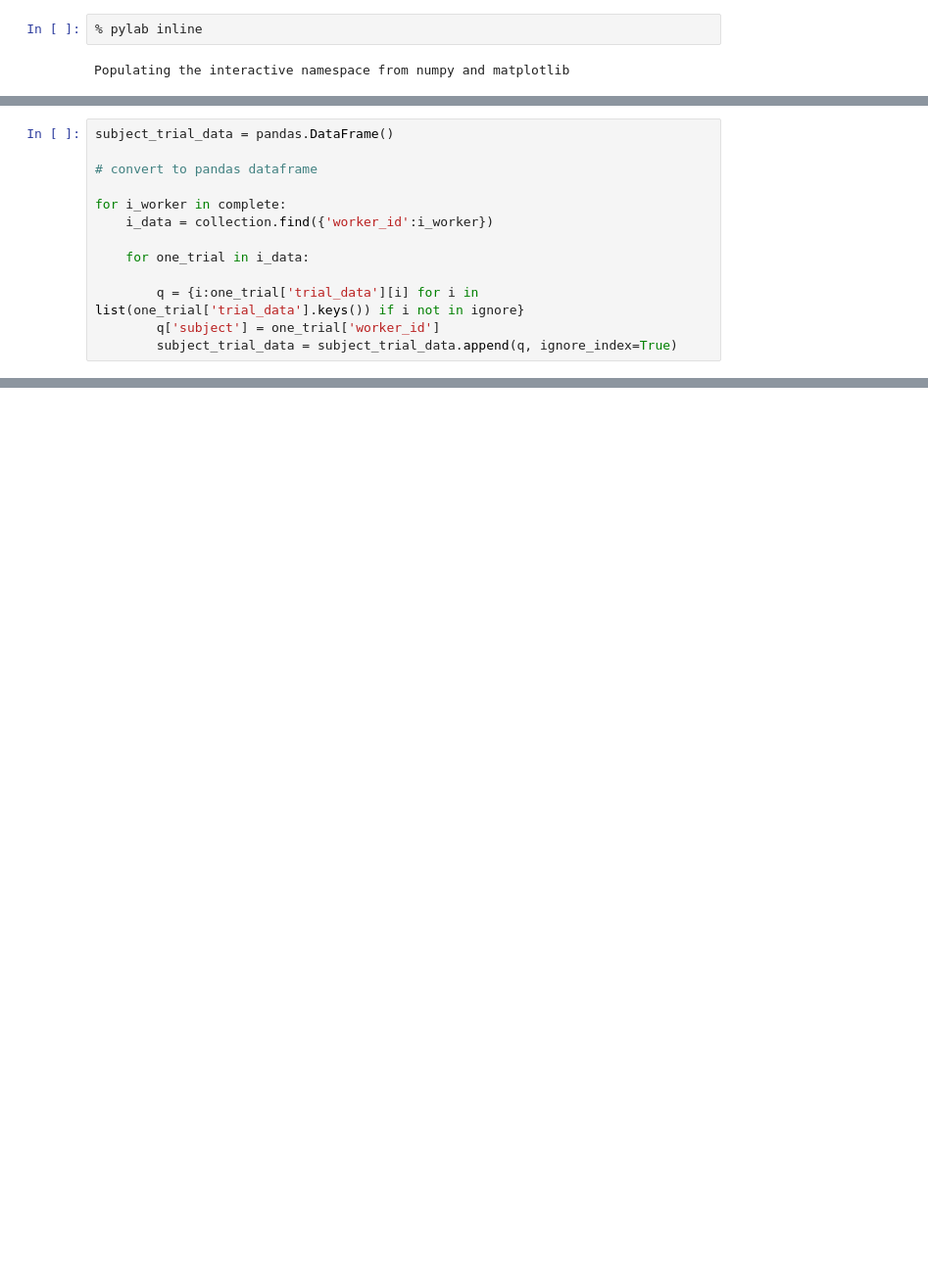
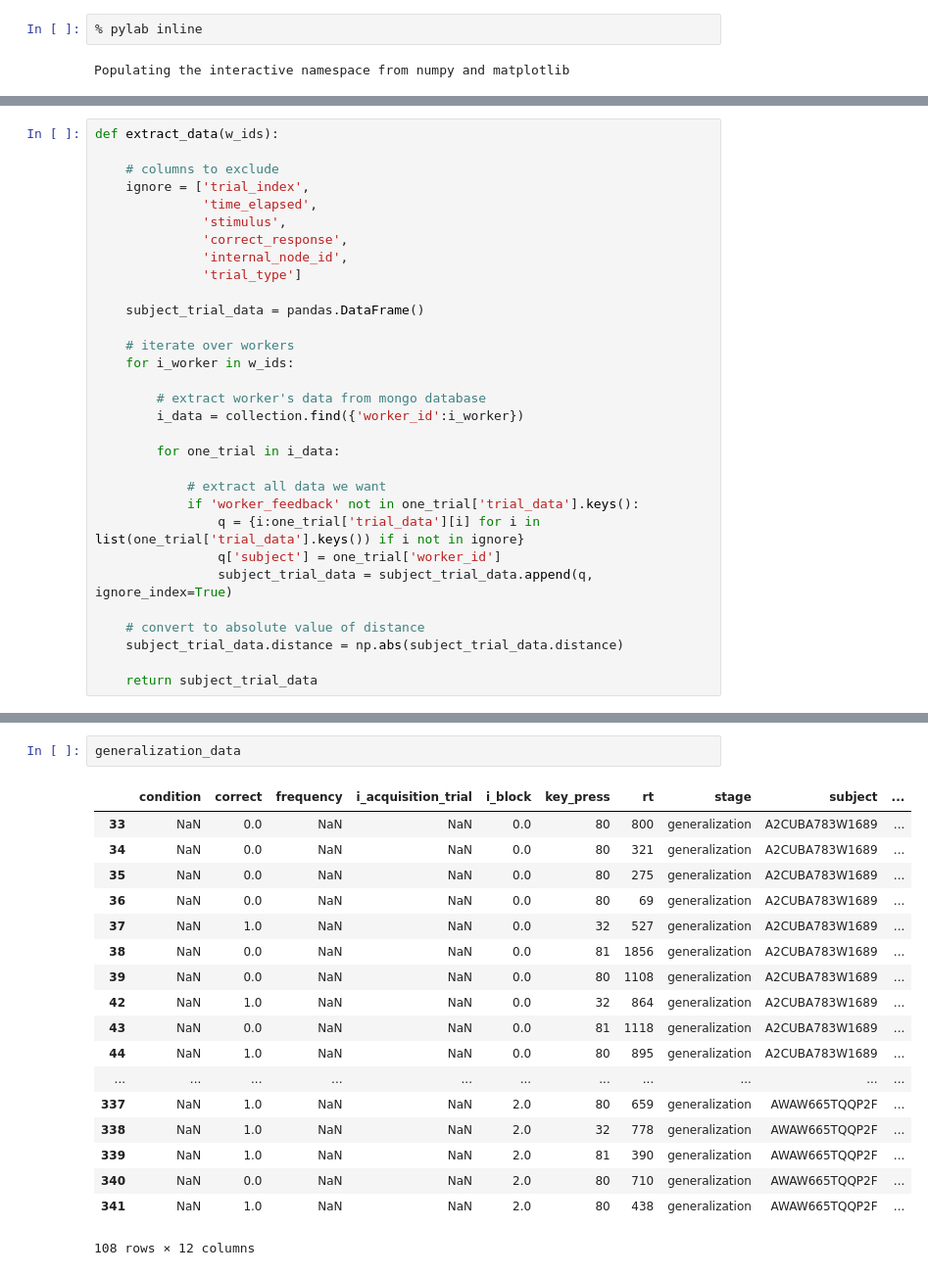
Before and after one commit to tzler/perception_affect_memory, a Jupyter notebook: experiment/pilot_analysis.ipynb, the cells around one changed output, grey strips where cells are left out. Shown at 98% size. Drawn from its saved outputs; the diff is of its cells as text; blank space fills up the shorter version.

```diff
--- a/experiment/pilot_analysis.ipynb
+++ b/experiment/pilot_analysis.ipynb
@@ -43,13 +34,31 @@ ignore = ['trial_index',
 # %%
-subject_trial_data = pandas.DataFrame()
+def extract_data(w_ids):
 
-# convert to pandas dataframe
+    # columns to exclude
+    ignore = ['trial_index',
+              'time_elapsed',
+              'stimulus',
+              'correct_response',
+              'internal_node_id',
+              'trial_type']
 
-for i_worker in complete:
-    i_data = collection.find({'worker_id':i_worker})
+    subject_trial_data = pandas.DataFrame()
 
-    for one_trial in i_data:
+    # iterate over workers
+    for i_worker in w_ids:
 
-        q = {i:one_trial['trial_data'][i] for i in list(one_trial['trial_data'].keys()) if i not in ignore}
-        q['subject'] = one_trial['worker_id']
-        subject_trial_data = subject_trial_data.append(q, ignore_index=True)
+        # extract worker's data from mongo database
+        i_data = collection.find({'worker_id':i_worker})
+
+        for one_trial in i_data:
+
+            # extract all data we want
+            if 'worker_feedback' not in one_trial['trial_data'].keys():
+                q = {i:one_trial['trial_data'][i] for i in list(one_trial['trial_data'].keys()) if i not in ignore}
+                q['subject'] = one_trial['worker_id']
+                subject_trial_data = subject_trial_data.append(q, ignore_index=True)
+
+    # convert to absolute value of distance
+    subject_trial_data.distance = np.abs(subject_trial_data.distance)
+
+    return subject_trial_data
@@ -97 +72,22 @@ title("but something is strange when we include the original tones ... ", y=1.05
+# %%
+generalization_data
+# %% [output]
+|  | condition | correct | frequency | i_acquisition_trial | i_block | key_press | rt | stage | subject | ... |
+| 33 | NaN | 0.0 | NaN | NaN | 0.0 | 80 | 800 | generalization | A2CUBA783W1689 | ... |
+| 34 | NaN | 0.0 | NaN | NaN | 0.0 | 80 | 321 | generalization | A2CUBA783W1689 | ... |
+| 35 | NaN | 0.0 | NaN | NaN | 0.0 | 80 | 275 | generalization | A2CUBA783W1689 | ... |
+| 36 | NaN | 0.0 | NaN | NaN | 0.0 | 80 | 69 | generalization | A2CUBA783W1689 | ... |
+| 37 | NaN | 1.0 | NaN | NaN | 0.0 | 32 | 527 | generalization | A2CUBA783W1689 | ... |
+| 38 | NaN | 0.0 | NaN | NaN | 0.0 | 81 | 1856 | generalization | A2CUBA783W1689 | ... |
+| 39 | NaN | 0.0 | NaN | NaN | 0.0 | 80 | 1108 | generalization | A2CUBA783W1689 | ... |
+| 42 | NaN | 1.0 | NaN | NaN | 0.0 | 32 | 864 | generalization | A2CUBA783W1689 | ... |
+| 43 | NaN | 0.0 | NaN | NaN | 0.0 | 81 | 1118 | generalization | A2CUBA783W1689 | ... |
+| 44 | NaN | 1.0 | NaN | NaN | 0.0 | 80 | 895 | generalization | A2CUBA783W1689 | ... |
+| ... | ... | ... | ... | ... | ... | ... | ... | ... | ... | ... |
+| 337 | NaN | 1.0 | NaN | NaN | 2.0 | 80 | 659 | generalization | AWAW665TQQP2F | ... |
+| 338 | NaN | 1.0 | NaN | NaN | 2.0 | 32 | 778 | generalization | AWAW665TQQP2F | ... |
+| 339 | NaN | 1.0 | NaN | NaN | 2.0 | 81 | 390 | generalization | AWAW665TQQP2F | ... |
+| 340 | NaN | 0.0 | NaN | NaN | 2.0 | 80 | 710 | generalization | AWAW665TQQP2F | ... |
+| 341 | NaN | 1.0 | NaN | NaN | 2.0 | 80 | 438 | generalization | AWAW665TQQP2F | ... |
+108 rows × 12 columns
 # %%
```
Also changed, not shown: parts of 18 cells of this notebook, 1 other file.
